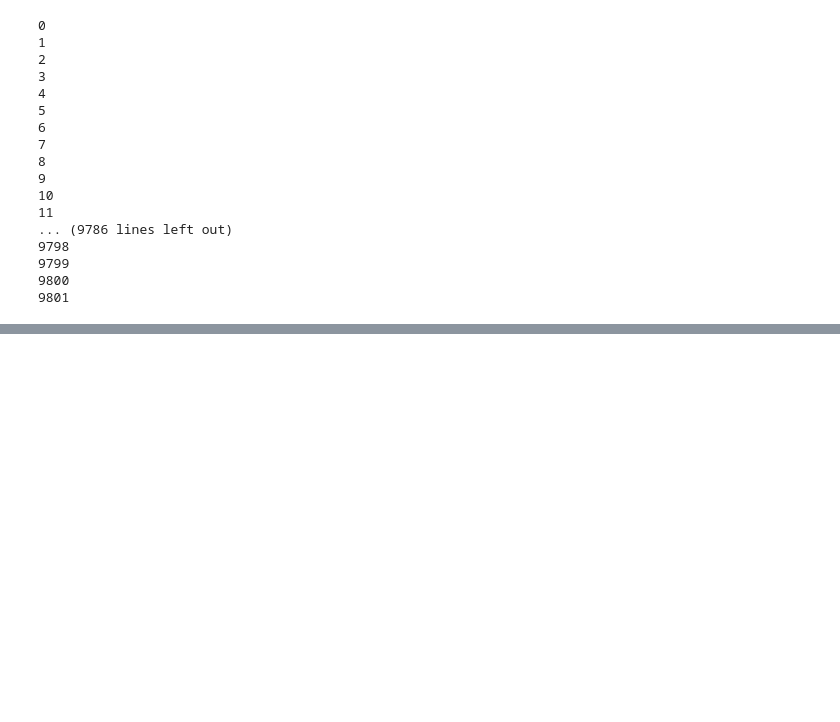
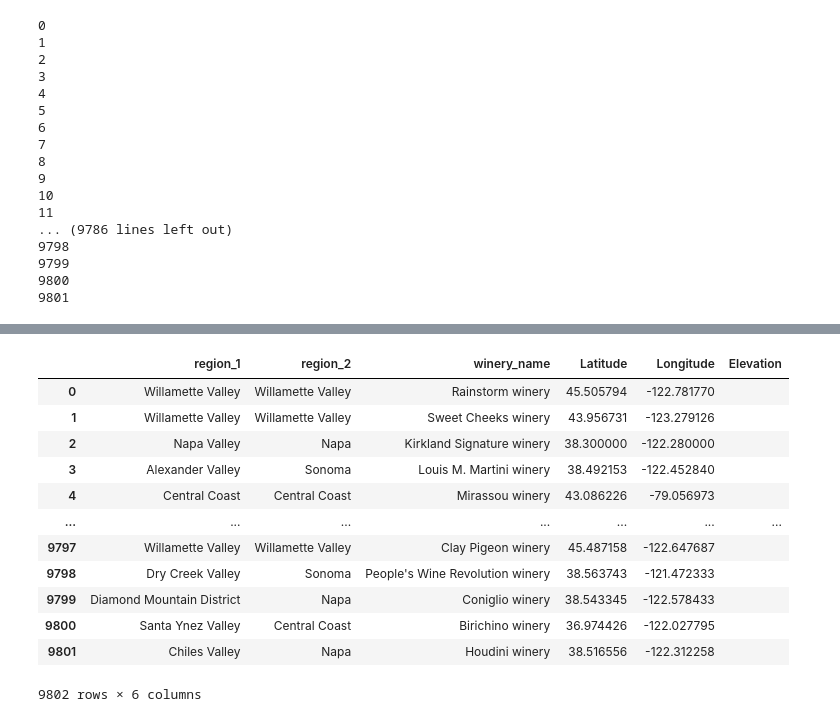
Before and after one commit to miatsivitse/Project-4, a Jupyter notebook: Weather_data_Extraction_API.ipynb, the cells around one changed output, grey strips where cells are left out. Drawn from its saved outputs; the diff is of its cells as text; code cells hidden in the pictures; blank space fills up the shorter version.

Commit message:
adding elevation

```diff
--- a/Weather_data_Extraction_API.ipynb
+++ b/Weather_data_Extraction_API.ipynb
@@ -141,2 +129,19 @@ final_df.head(10)
 # %%
 final_df.to_csv("final_data.csv")
+# %%
+location_data["Elevation"]=""
+location_data
+# %% [output]
+|  | region_1 | region_2 | winery_name | Latitude | Longitude | Elevation |
+| 0 | Willamette Valley | Willamette Valley | Rainstorm winery | 45.505794 | -122.781770 |  |
+| 1 | Willamette Valley | Willamette Valley | Sweet Cheeks winery | 43.956731 | -123.279126 |  |
+| 2 | Napa Valley | Napa | Kirkland Signature winery | 38.300000 | -122.280000 |  |
+| 3 | Alexander Valley | Sonoma | Louis M. Martini winery | 38.492153 | -122.452840 |  |
+| 4 | Central Coast | Central Coast | Mirassou winery | 43.086226 | -79.056973 |  |
+| ... | ... | ... | ... | ... | ... | ... |
+| 9797 | Willamette Valley | Willamette Valley | Clay Pigeon winery | 45.487158 | -122.647687 |  |
+| 9798 | Dry Creek Valley | Sonoma | People's Wine Revolution winery | 38.563743 | -121.472333 |  |
+| 9799 | Diamond Mountain District | Napa | Coniglio winery | 38.543345 | -122.578433 |  |
+| 9800 | Santa Ynez Valley | Central Coast | Birichino winery | 36.974426 | -122.027795 |  |
+| 9801 | Chiles Valley | Napa | Houdini winery | 38.516556 | -122.312258 |  |
+9802 rows × 6 columns
```
Also changed, not shown: parts of 9 cells of this notebook, 5 other files.
